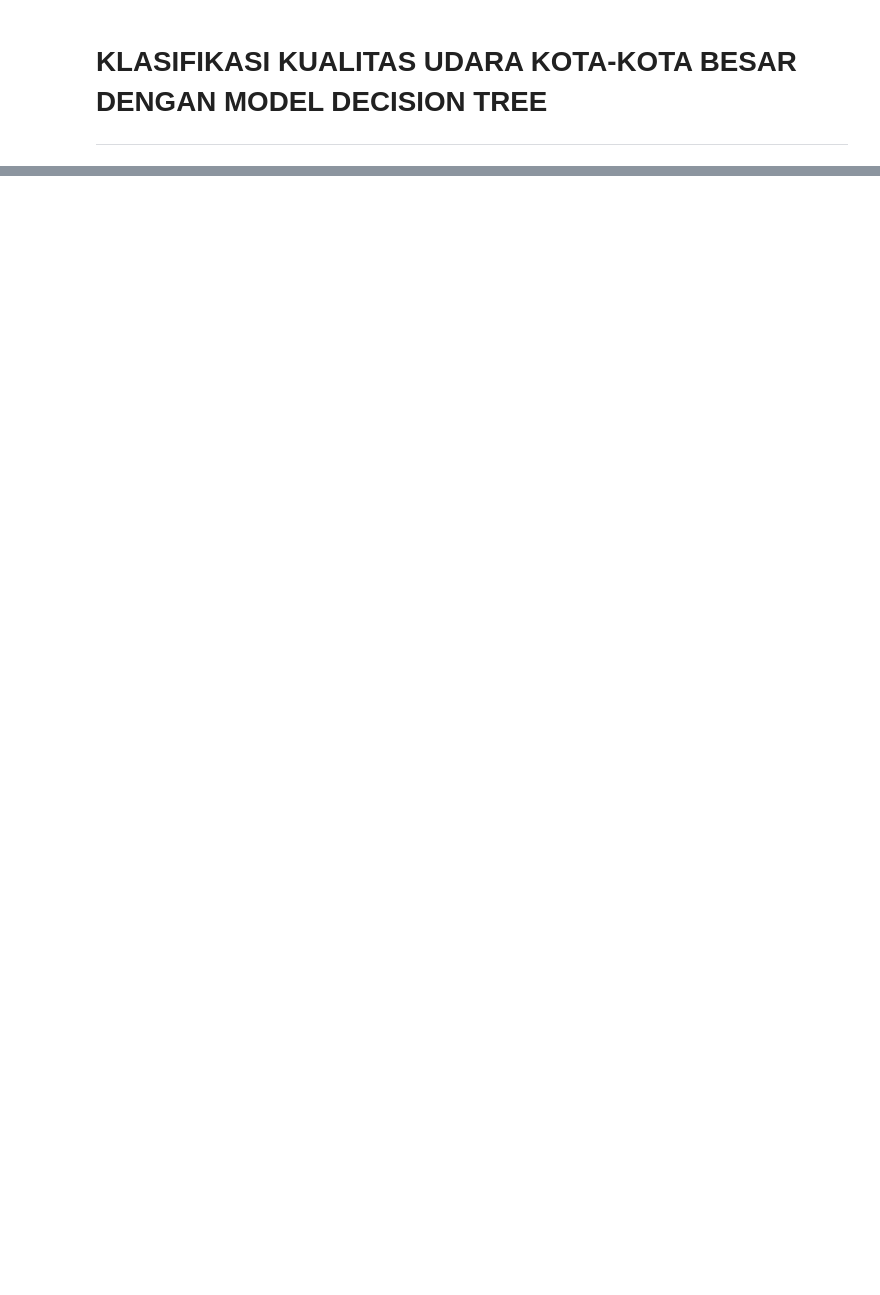
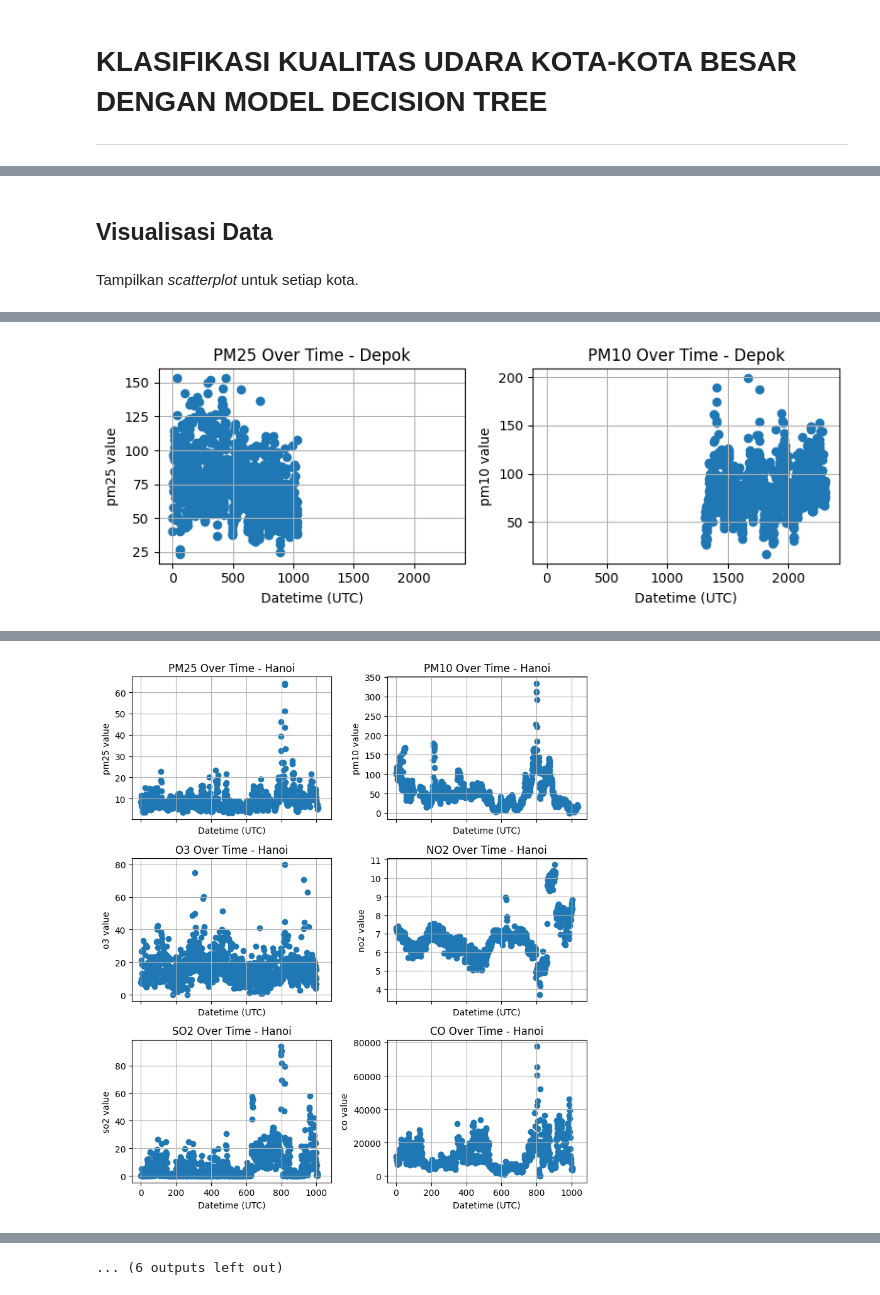
Before and after one commit to RiyanNaffa/ai-project-25, a Jupyter notebook: notebook/final.ipynb, the cells around one changed output, grey strips where cells are left out. Cells and saved outputs as stored; diff of their text form; code cells hidden in the pictures; blank space fills up the shorter version.

```diff
--- a/notebook/final.ipynb
+++ b/notebook/final.ipynb
@@ -74,0 +34,10 @@
+# %%
+# Tentukan path ke direktori data
+data_dir = "../data/"
+
+# List seluruh file .csv
+files = os.listdir(data_dir)
+print(f"Files in {data_dir}: {files}\n\n")
+
+# Ambil nama kota dengan menghilangkan akhiran .csv
+cities = [file[:-4] for file in files if file.endswith('.csv')]
@@ -74,0 +159,4 @@
+# %% [markdown]
+## Visualisasi Data
+# %% [markdown]
+Tampilkan *scatterplot* untuk setiap kota.
@@ -74,0 +166,59 @@
+# %%
+# Required for inline plotting in Jupyter
+%matplotlib inline
+
+# Define the path to the data directory
+data_dir = "../data_processed/"
+
+# List all files in the data directory
+files = os.listdir(data_dir)
+print(f"Files in {data_dir}: {files}\n\n")
+
+cities = [file[:-14] for file in files if file.endswith('.csv')]
+
+for city in cities:
+    print(f"========== City: {city} ==========\n")
+    try:
+        df_wide = pd.read_csv(os.path.join(data_dir, f"{city}_processed.csv"), parse_dates=['datetimeUtc'])
+        df_wide['datetimeUtc'] = pd.to_datetime(df_wide['datetimeUtc'])
+
+        print(f"Shape of the dataset: {df_wide.shape}")
+        print("Columns in the dataset:", df_wide.columns)
+        print("Data types:\n", df_wide.dtypes)
+        print("Missing values:\n", df_wide.isnull().sum())
+        print("Basic statistics:\n", df_wide.describe())
+        print("First 5 rows:\n", df_wide.head(), "\n")
+
+        pollutant_cols = ['pm25', 'pm10', 'o3', 'no2', 'so2', 'co']
+        available_pollutants = [col for col in pollutant_cols if col in df_wide.columns]
+
+        # Plotting in collage form
+        all_cols = available_pollutants
+        n = len(all_cols)
+        if n == 0:
+            print(f"No pollutant data available for {city}")
+            continue
+
+        cols = 2
+        rows = math.ceil(n / cols)
+
+        fig, axes = plt.subplots(rows, cols, figsize=(8, 3 * rows), sharex=True)
+        axes = axes.flatten()
+
+        for i, col in enumerate(all_cols):
+            axes[i].scatter(df_wide.index, df_wide[col], color='tab:blue')
+            axes[i].set_title(f"{col.upper()} Over Time - {city}")
+            axes[i].set_xlabel("Datetime (UTC)")
+            axes[i].set_ylabel(f"{col} value")
+            axes[i].grid(True)
+
+        # Hide unused subplots
+        for j in range(i + 1, len(axes)):
+            fig.delaxes(axes[j])
+
+        fig.tight_layout()
+        plt.show()  # <== Show plot inline
+
+    except Exception as e:
+        print(f"Could not process file {city}.csv: {e}")
+# %% [output]
@@ -74,0 +242 @@
+[figure, added]
@@ -74,0 +260 @@
+[figure, added]
@@ -74,0 +333 @@
+... (6 outputs left out)
```
Also changed, not shown: parts of 20 cells of this notebook, 30 other files.
